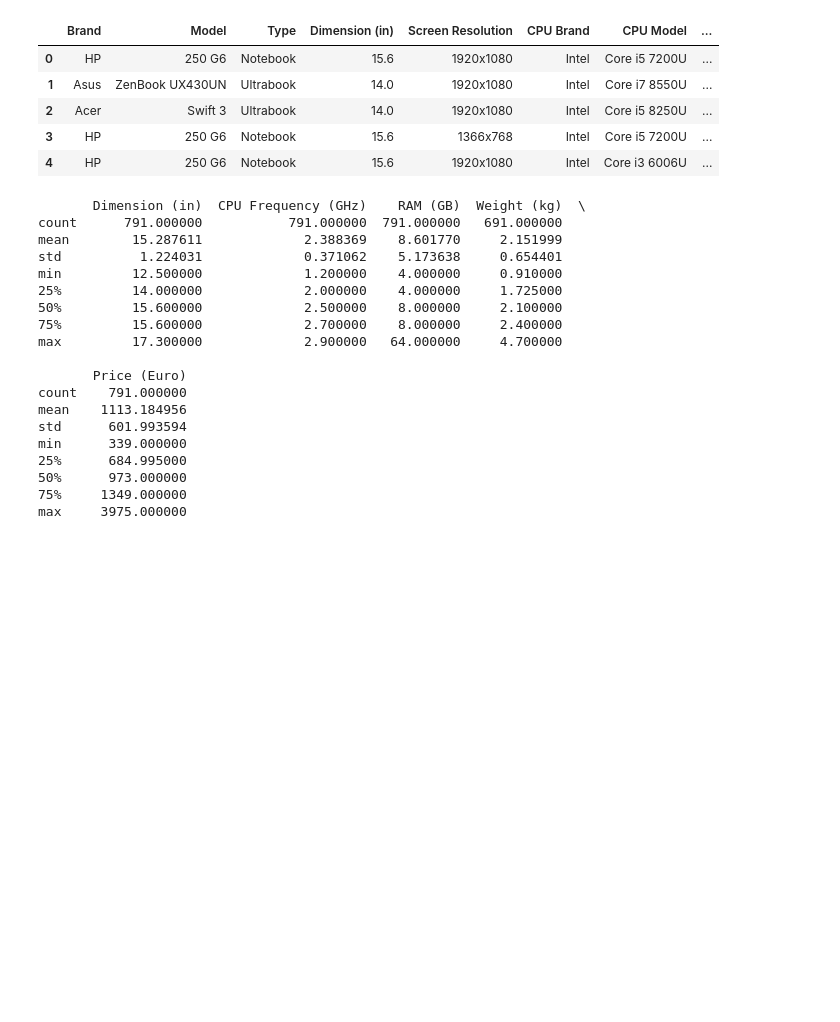
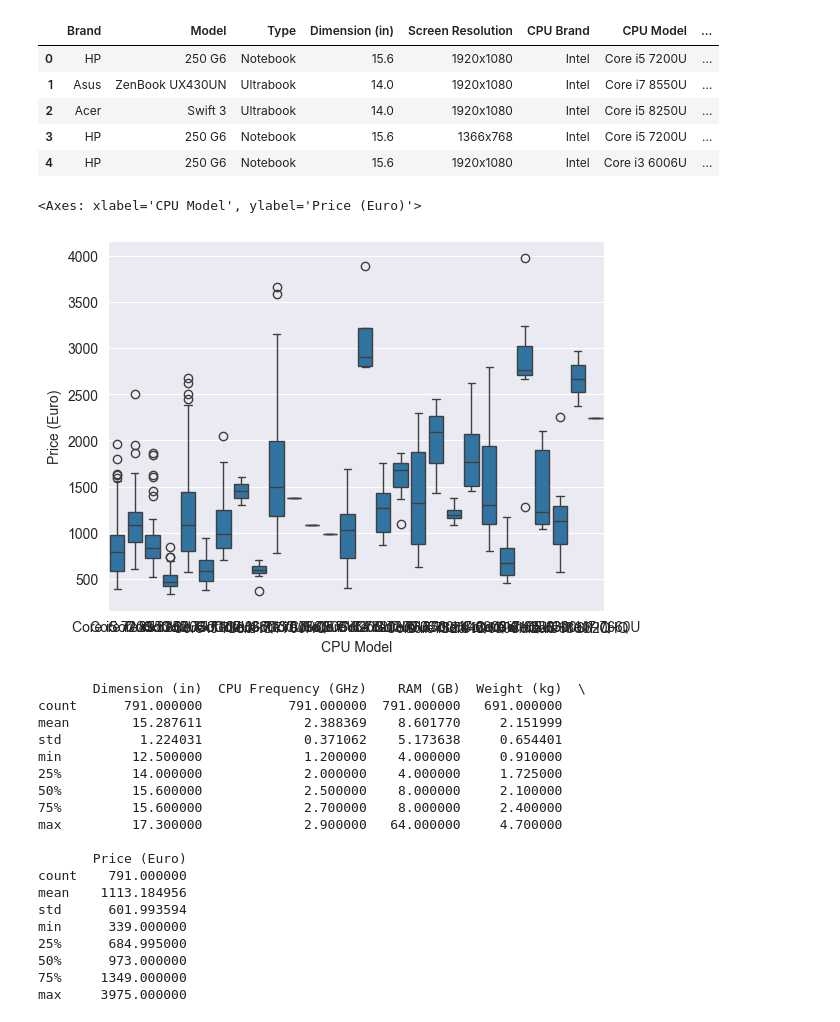
Before and after one commit to Dimitar-04/DS-Labs, a Jupyter notebook: lab_ex_2A_231017/lab2a.ipynb, the cells around one changed output. Cells and saved outputs as stored; diff of their text form; code cells hidden in the pictures; blank space fills up the shorter version.

```diff
--- a/lab_ex_2_231017/Laboratory Exercise 2.ipynb
+++ b/lab_ex_2A_231017/lab2a.ipynb
@@ -88,6 +88,11 @@ df.head()
 | 2 | Acer | Swift 3 | Ultrabook | 14.0 | 1920x1080 | Intel | Core i5 8250U | ... |
 | 3 | HP | 250 G6 | Notebook | 15.6 | 1366x768 | Intel | Core i5 7200U | ... |
 | 4 | HP | 250 G6 | Notebook | 15.6 | 1920x1080 | Intel | Core i3 6006U | ... |
+# %%
+sns.boxplot(x='CPU Model',y='Price (Euro)',data=df)
+# %% [output]
+<Axes: xlabel='CPU Model', ylabel='Price (Euro)'>
+[figure, added]
 # %%
 ### MANUALLY GRADED TASK
 def calculate_descriptive_statistics(df):
```
Also changed, not shown: parts of 32 cells of this notebook, 5 other files.
